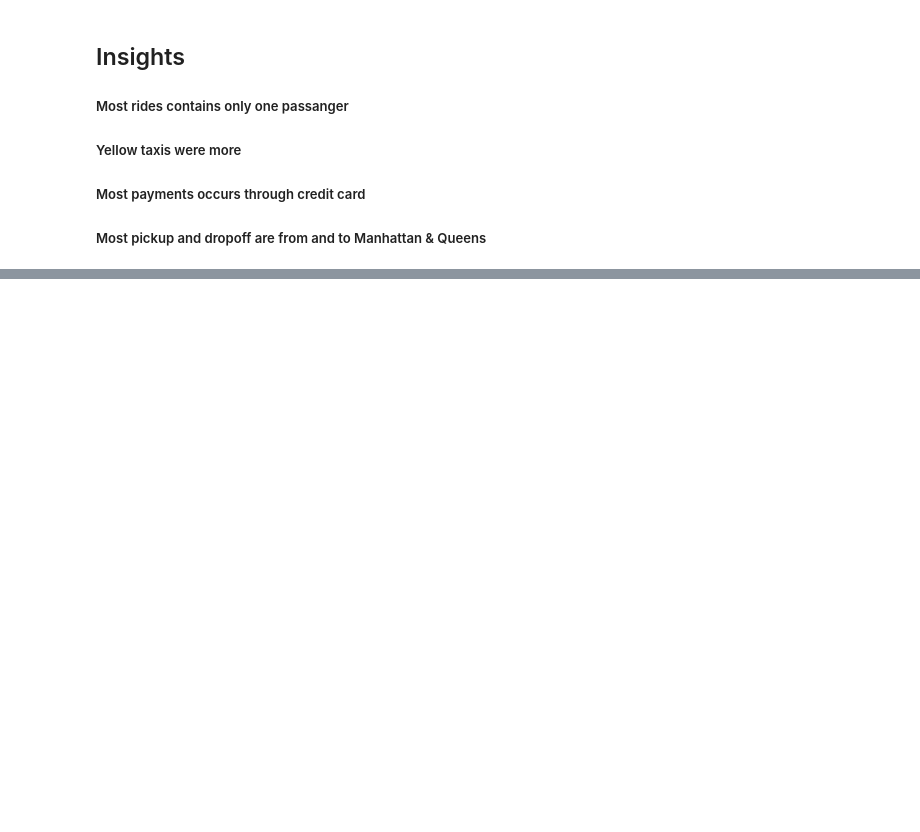
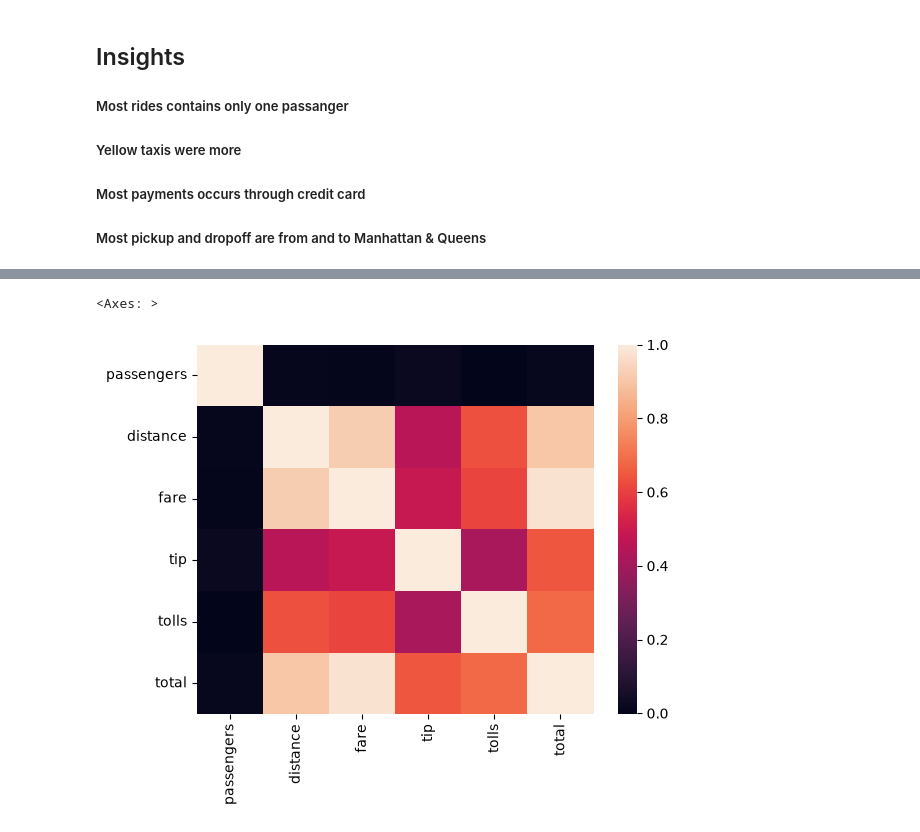
Before and after one commit to MagarVivek009/Exploratory-Data-Analysis-EDA-, a Jupyter notebook: taxis.ipynb, the cells around one changed output, grey strips where cells are left out. Cells and saved outputs as stored; diff of their text form; code cells hidden in the pictures; blank space fills up the shorter version.

```diff
--- a/taxis.ipynb
+++ b/taxis.ipynb
@@ -140,0 +186,7 @@ plt.tight_layout()
+# %%
+quantitative = ['passengers', 'distance', 'fare', 'tip', 'tolls','total',]
+arra = []
+# %%
+for col in quantitative:
+    arra.append(np.array(df[col]))
+arra
@@ -140,0 +200,2 @@ plt.tight_layout()
+# %%
+corr = np.corrcoef(arra)
@@ -140,0 +217,5 @@ plt.tight_layout()
+# %%
+sns.heatmap(corr, xticklabels=quantitative, yticklabels=quantitative)
+# %% [output]
+<Axes: >
+[figure, added]
```
Also changed, not shown: parts of 12 cells of this notebook.
